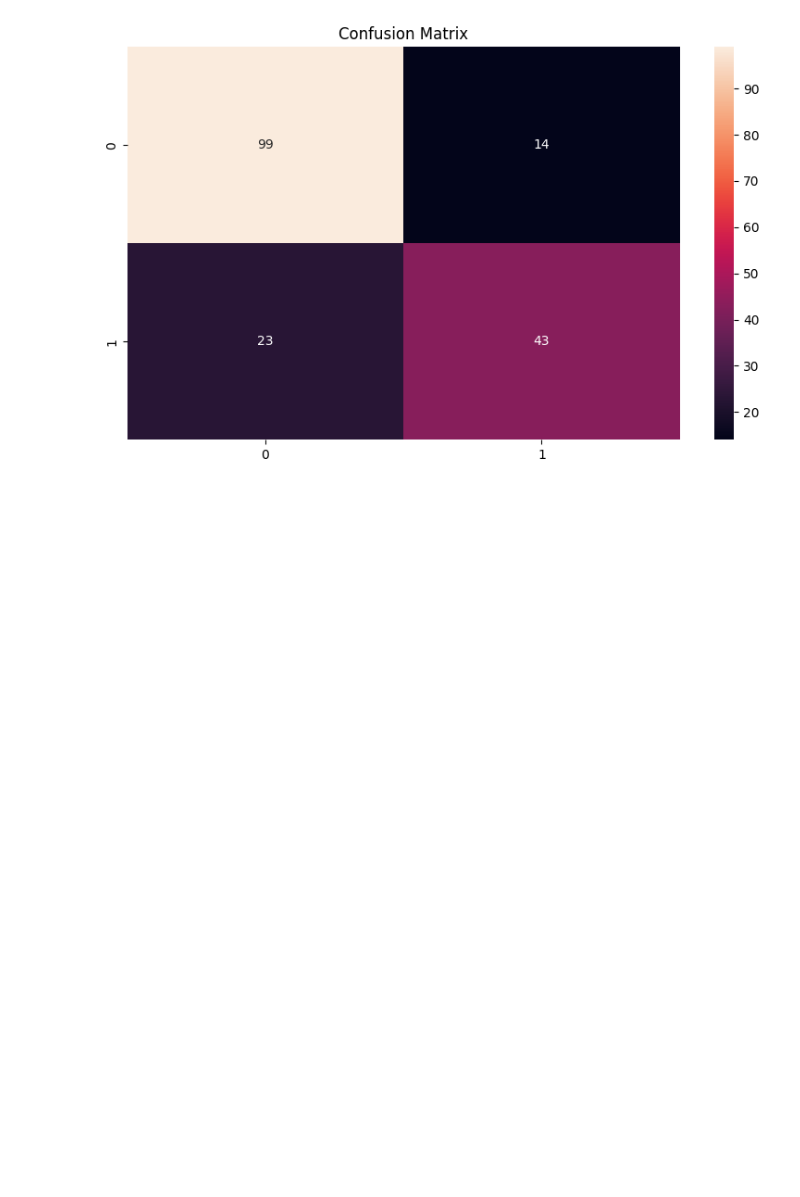
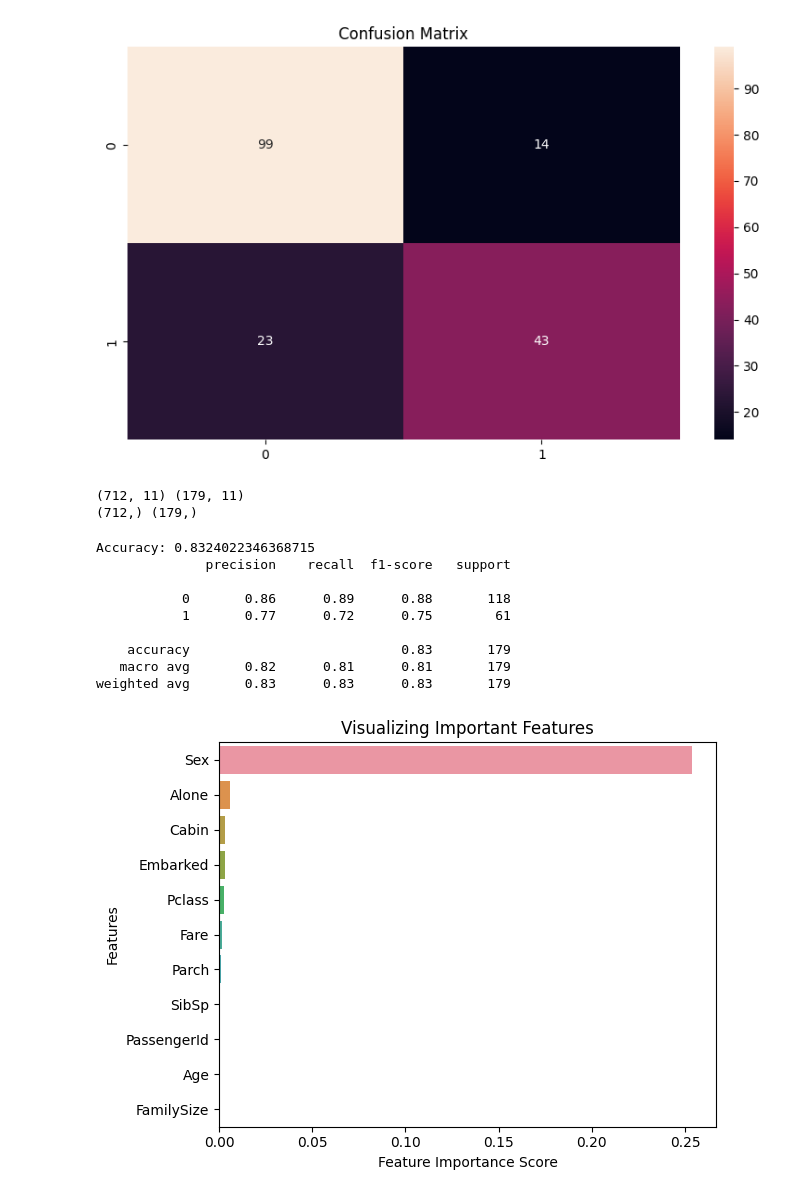
Before and after one commit to Alex-Mak-MCW/Titanic-Survival-Precictions-Project, a Jupyter notebook: KaggleTitanicProject.ipynb, the cells around one changed output. Saved outputs shown, nothing was run; the diff lists cells and outputs as text; code cells hidden in the pictures; blank space fills up the shorter version.

Commit message:
Multinomial NB done

```diff
--- a/KaggleTitanicProject.ipynb
+++ b/KaggleTitanicProject.ipynb
@@ -1856,3 +1856,66 @@ print("Your submission was successfully saved!")
 Tuned Accuracy: 0.7932960893854749
 Your submission was successfully saved!
 [figure]
+# %%
+# Classifier: Naive Bayes(g) - Multinomial Naive Bayes (g2)
+
+# 6.g2.1 Modelling - Implementing Model
+
+# Classification using support vector classifier with polynomial kernel
+from sklearn.naive_bayes import MultinomialNB
+from sklearn import metrics
+from sklearn.model_selection import train_test_split
+from sklearn.metrics import classification_report
+from sklearn.metrics import confusion_matrix
+
+# split the training data, test with sizes
+X_train, X_test, y_train, y_test = train_test_split(scaled_train, y, test_size=0.2)
+print(X_train.shape, X_test.shape)
+print(y_train.shape, y_test.shape)
+
+# Train the model with the default settings
+multi_NB_clf = MultinomialNB()
+
+# Fit the clasifier model
+multi_NB_clf.fit(X_train, y_train)
+
+# make predictions from model
+y_pred=multi_NB_clf.predict(X_test)
+# %% [output]
+(712, 11) (179, 11)
+(712,) (179,)
+# %%
+# 6.g2.2 Modelling - model analysis
+
+# use permutation importance to find feature importance in Gaussian NB
+from sklearn.inspection import permutation_importance
+
+print("Accuracy: {}".format(metrics.accuracy_score(y_test, y_pred)))
+# 75-78%
+
+print(classification_report(y_test,y_pred))
+
+importances = permutation_importance(multi_NB_clf, X_train, y_train)
+# print(importances.importances_mean)
+
+# Feature Importance found through the coefficients
+feature_imp = pd.Series(np.abs(importances.importances_mean), index=scaled_train.columns).sort_values(ascending=False)
+
+# Plot out the features' importance using a barplot
+# plt.figure(figuresize=(20,5))
+sns.barplot(x=feature_imp, y=feature_imp.index)
+plt.xlabel('Feature Importance Score')
+plt.ylabel('Features')
+plt.title("Visualizing Important Features")
+plt.tight_layout()
+# %% [output]
+Accuracy: 0.8324022346368715
+              precision    recall  f1-score   support
+
+           0       0.86      0.89      0.88       118
+           1       0.77      0.72      0.75        61
+
+    accuracy                           0.83       179
+   macro avg       0.82      0.81      0.81       179
+weighted avg       0.83      0.83      0.83       179
+[figure, added]
```
Also changed, not shown: parts of 7 cells of this notebook, 1 other file.
